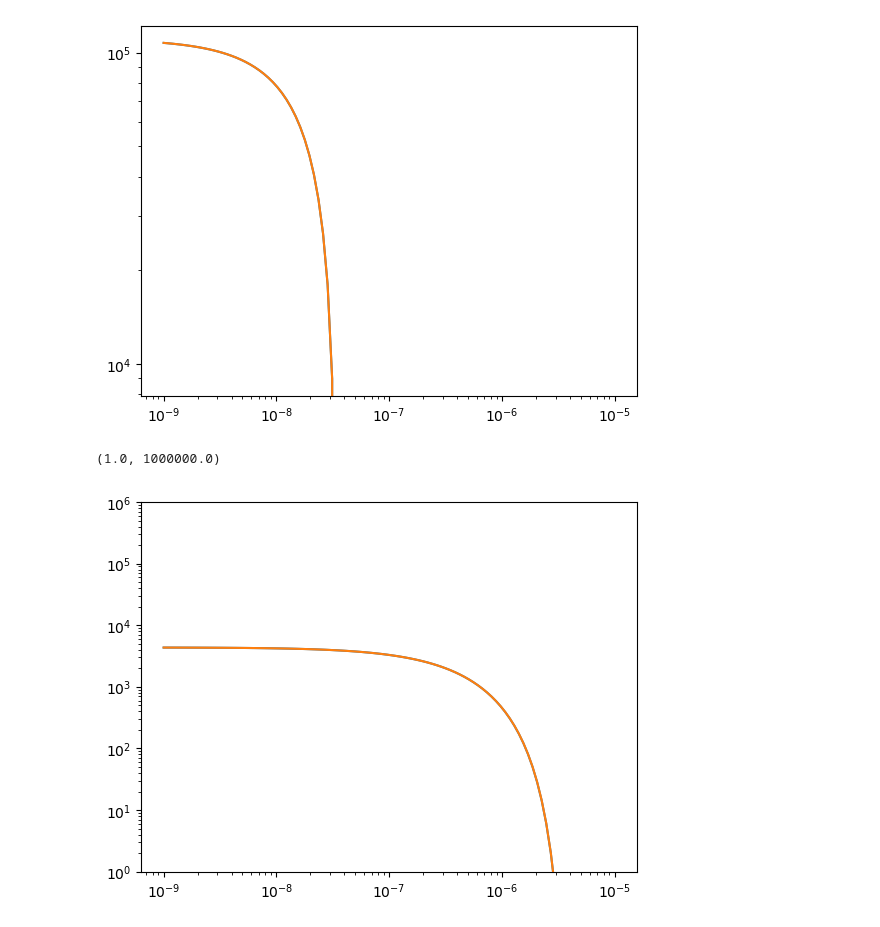
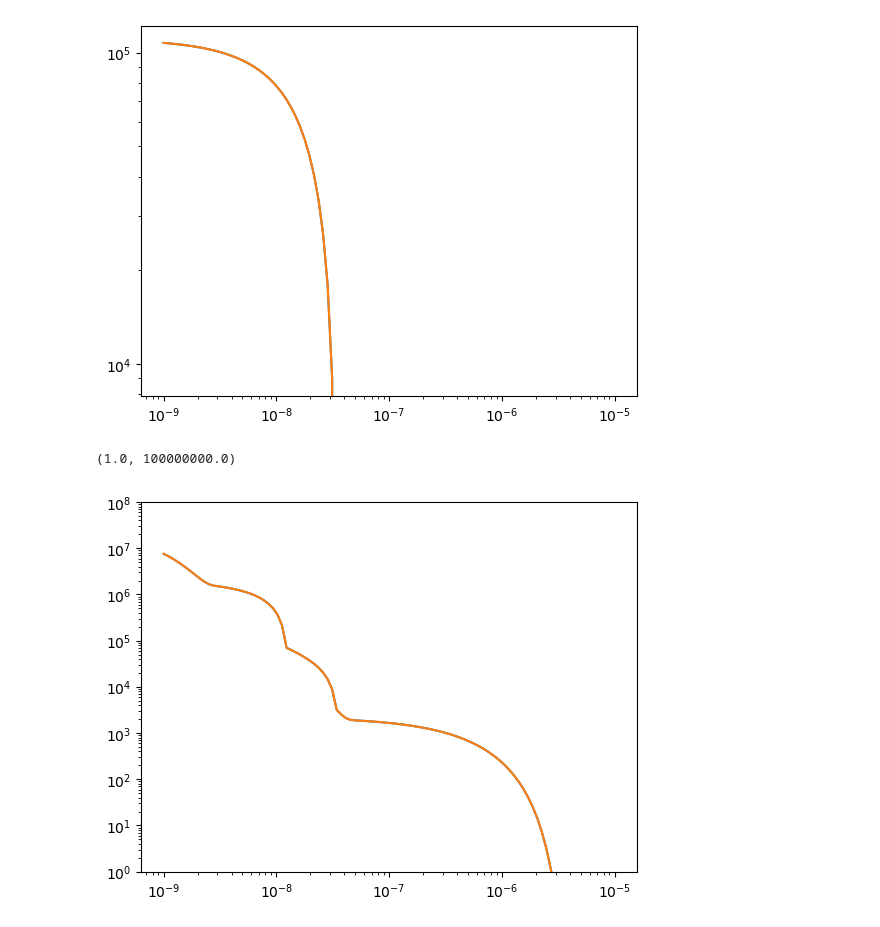
Before and after one commit to SNuDD/SNuDD, a Jupyter notebook: notebooks/density_test.ipynb, the cells around one changed output. Drawn from its saved outputs; the diff is of its cells as text; code cells hidden in the pictures.

```diff
--- a/notebooks/density_test.ipynb
+++ b/notebooks/density_test.ipynb
@@ -13,7 +14,7 @@ from snudd.targets import nucleus_xe
 # %%
 nsi_model = GeneralNSI(np.array([[0, 0, 0],
                         [0, 0, 0],
-                        [0, 0, 1]]),
+                        [0, 0, 0]]),
                         0, 0)
 
 nucleus_xe.update_model(nsi_model)
@@ -117,17 +99,17 @@ plt.loglog(ERs, nucleus_xe.spectrum(E_R=ERs, nu='pep'))
 # %%
 ERs = np.geomspace(1e-3, 1e1, 100) / 1e6
 
 
 nucleus_xe.prepare_density()
-spec_vac = nucleus_xe.spectrum(E_R=ERs, nu='8B')
+spec_vac = nucleus_xe.spectrum(E_R=ERs)
 plt.loglog(ERs, spec_vac)
 
-nucleus_xe.prepare_density(cetas = np.cos(angles), ceta_weights= weights)
+nucleus_xe.prepare_density(cetas=[1])
 # nucleus_xe.prepare_density(cetas = [1], ceta_weights= [1])
-spec_mat = nucleus_xe.spectrum(E_R=ERs, nu='8B')
+spec_mat = nucleus_xe.spectrum(E_R=ERs)
 plt.loglog(ERs, spec_mat)
 
-plt.ylim(1e0,1e6)
+plt.ylim(1e0,1e8)
 # %% [output]
-(1.0, 1000000.0)
+(1.0, 100000000.0)
-[figure, old version]
+[figure, new version]
```
Also changed, not shown: parts of 14 cells of this notebook.
